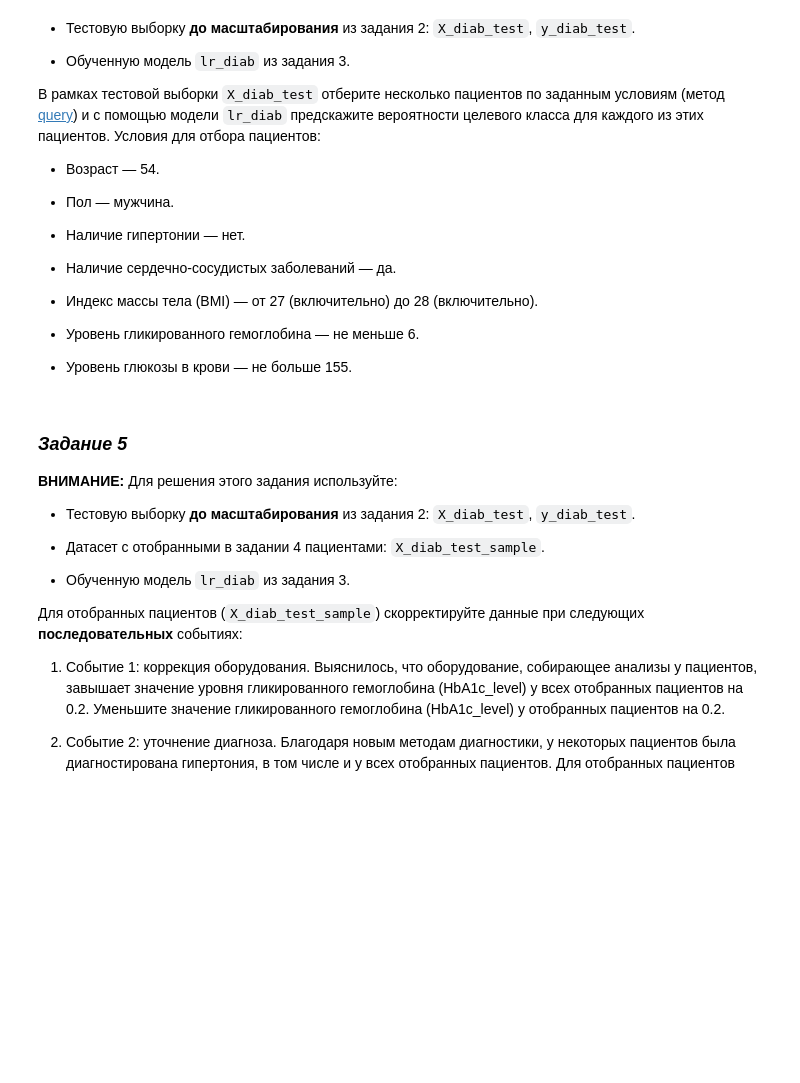
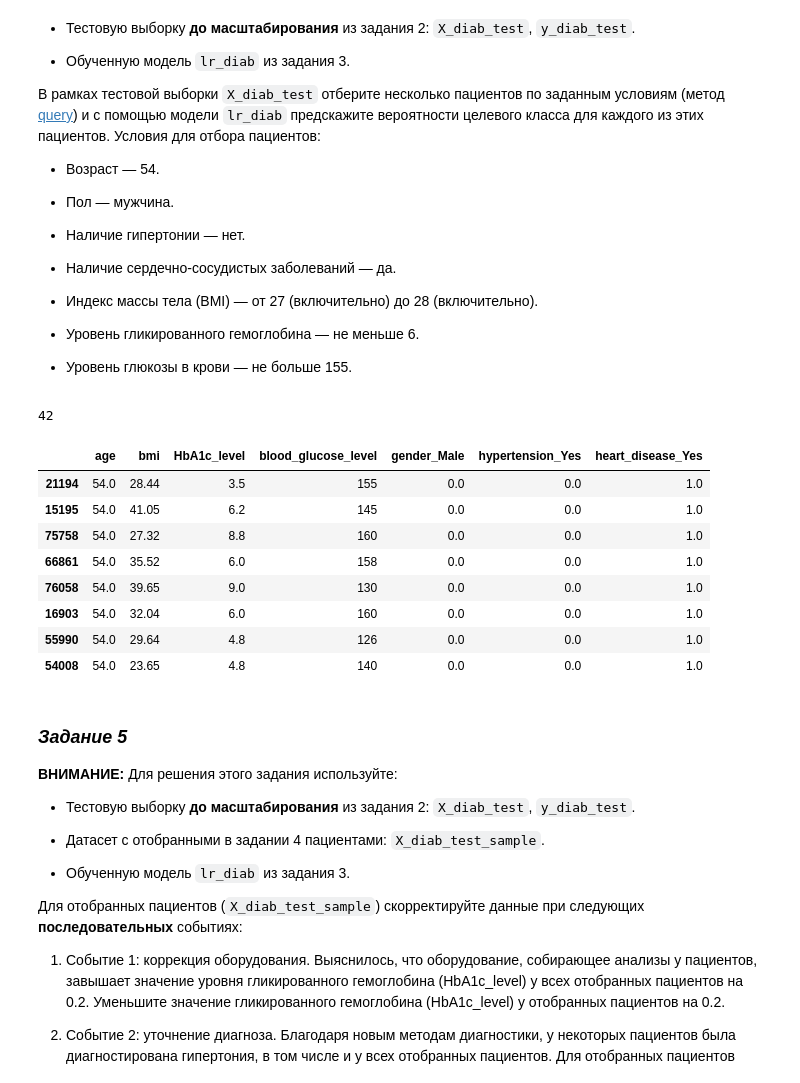
Before and after one commit to ml2me/study, a Jupyter notebook: classic_ML/2/02.Задание.ipynb, the cells around one changed output. Cells and saved outputs as stored; diff of their text form; code cells hidden in the pictures; blank space fills up the shorter version.

```diff
--- a/classic_ML/2/02.Задание.ipynb
+++ b/classic_ML/2/02.Задание.ipynb
@@ -742,12 +814,26 @@ ols_ece_diab = OLS(...).fit()
 * Уровень гликированного гемоглобина — не меньше 6.
 
 * Уровень глюкозы в крови — не больше 155.
+# %%
+RANDOM_STATE
+# %% [output]
+42
 # %%
 # В рамках тестовой выборки X_diab_test отберите несколько пациентов по заданным условиям
-
-X_diab_test_sample = X_diab_test.query(...)
+#   and 27 <= bmi <= 28 and HbA1c_level >= 6 and blood_glucose_level <= 155
+X_diab_test_sample = X_diab_test.query('age == 54 and gender_Male == 0 and hypertension_Yes == 0 and heart_disease_Yes == 1')
 diab_test_sample_ids = X_diab_test_sample.index
 X_diab_test_sample
+# %% [output]
+|  | age | bmi | HbA1c_level | blood_glucose_level | gender_Male | hypertension_Yes | heart_disease_Yes |
+| 21194 | 54.0 | 28.44 | 3.5 | 155 | 0.0 | 0.0 | 1.0 |
+| 15195 | 54.0 | 41.05 | 6.2 | 145 | 0.0 | 0.0 | 1.0 |
+| 75758 | 54.0 | 27.32 | 8.8 | 160 | 0.0 | 0.0 | 1.0 |
+| 66861 | 54.0 | 35.52 | 6.0 | 158 | 0.0 | 0.0 | 1.0 |
+| 76058 | 54.0 | 39.65 | 9.0 | 130 | 0.0 | 0.0 | 1.0 |
+| 16903 | 54.0 | 32.04 | 6.0 | 160 | 0.0 | 0.0 | 1.0 |
+| 55990 | 54.0 | 29.64 | 4.8 | 126 | 0.0 | 0.0 | 1.0 |
+| 54008 | 54.0 | 23.65 | 4.8 | 140 | 0.0 | 0.0 | 1.0 |
 # %%
 # C помощью модели lr_diab предскажите вероятности целевого класса для каждого из пациентов в X_diab_test_sample
 
```
Also changed, not shown: parts of 18 cells of this notebook.
